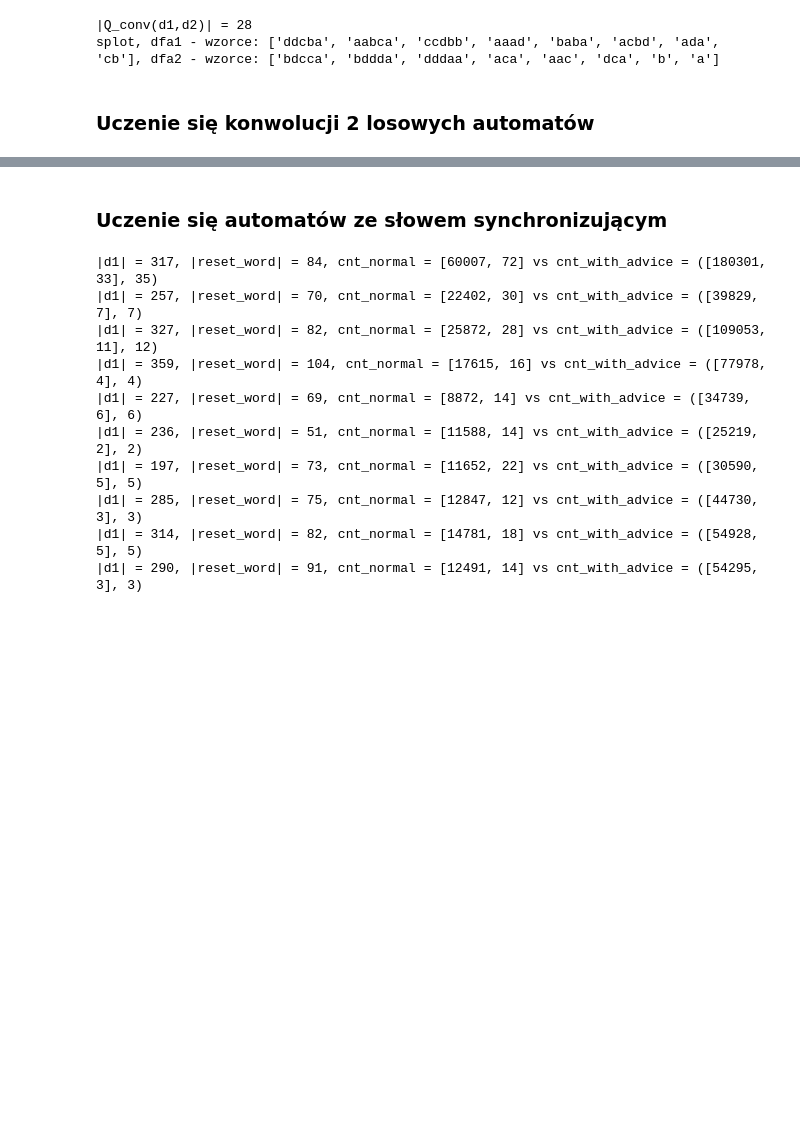
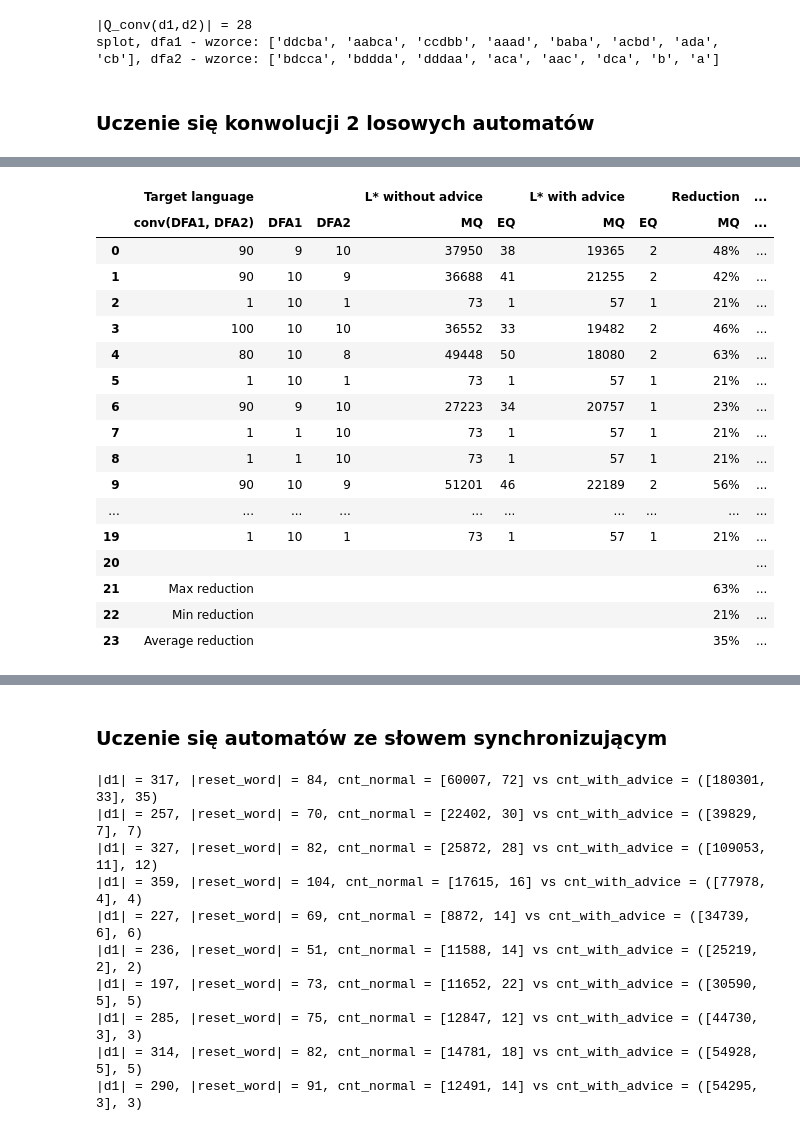
Before and after one commit to michalfica/Learning-automata-with-SRS-, a Jupyter notebook: test_algorithm/test_InferringDFA.ipynb, the cells around one changed output, grey strips where cells are left out. Cells and saved outputs as stored; diff of their text form; code cells hidden in the pictures; blank space fills up the shorter version.

Commit message:
preset results in a table

```diff
--- a/test_algorithm/test_InferringDFA.ipynb
+++ b/test_algorithm/test_InferringDFA.ipynb
@@ -269,8 +267,8 @@ class Record:
 # %%
-seeds = [101 , 73, 29, 37, 87, 97, 113, 47, 17, 227]
+seeds =  [i+1 for i in range(20)] #[101 , 73, 29, 37, 87, 97, 113, 47, 17, 227]
 
 input_signs = ['a', 'b', 'c', 'd']
-max_number_of_states = 60
+max_number_of_states = 10
 number_of_itreations = len(seeds)
 
 results = []
@@ -282,8 +280,13 @@ while i < number_of_itreations:
 
     dfa1 = DFA()
     dfa2 = DFA()
-    dfa1.create_random_dfa(Q=random.randint(max_number_of_states//2,max_number_of_states), input_signs=input_signs)
-    dfa2.create_random_dfa(Q=random.randint(max_number_of_states//2,max_number_of_states), input_signs=input_signs)
+    # dfa1.create_random_dfa(Q=random.randint(max_number_of_states//2,max_number_of_states), input_signs=input_signs)
+    # dfa2.create_random_dfa(Q=random.randint(max_number_of_states//2,max_number_of_states), input_signs=input_signs)
+
+    dfa1.create_random_dfa(Q=random.randint(max_number_of_states,max_number_of_states), input_signs=input_signs)
+    dfa2.create_random_dfa(Q=random.randint(max_number_of_states,max_number_of_states), input_signs=input_signs)
+
+
     print(f"(initially) d1_size = {dfa1.Q}, d2_size = {dfa2.Q}")
 
     d1, _, _ = run_learning_process(test_example(dfa=copy.deepcopy(dfa1)))
@@ -299,4 +302,4 @@ while i < number_of_itreations:
     print(f"(minimal) conv_dfa_size = {conv_with_advice.Q}")
     conv_normal, cnt_normal, cnt_ex_normal = run_learning_process(test=test_example(dfa=conv_with_advice), oracle=None, check_consistency=False)
 
-    results.append(Record(d1=d1.Q, d2=d2.Q, conv=conv_with_advice.Q, cnt_normal=cnt_normal, cnt_with_advice=(cnt_with_advice, len(cnt_ex_with_advice))))
+    results.append(Record(d1=d1.Q, d2=d2.Q, conv=conv_with_advice.Q, cnt_normal=cnt_normal, cnt_with_advice=(cnt_with_advice, len(cnt_ex_with_advice)+1)))
@@ -307,0 +348,66 @@ for r in results:
+# %%
+columns = [('Target language', 'conv(DFA1, DFA2)'), ('Target language', 'DFA1'), ('Target language', 'DFA2'), ('L* without advice', 'MQ'), ('L* without advice', 'EQ'), ('L* with advice', 'MQ'), ('L* with advice', 'EQ'), ('Reduction', 'MQ'), ('Reduction', 'EQ')]
+data = {
+    columns[0]: [r.conv for r in results],
+    columns[1]: [r.d1 for r in results],
+    columns[2]: [r.d2 for r in results],
+    columns[3]: [r.cnt_normal[0] for r in results],
+    columns[4]: [r.cnt_normal[1] for r in results],
+    columns[5]: [r.cnt_with_advice[0][0] for r in results],
+    columns[6]: [r.cnt_with_advice[0][1] for r in results],
+    columns[7]: [r.mq_reduction for r in results],
+    columns[8]: [r.eq_reduction for r in results]
+}
+
+columns = pd.MultiIndex.from_tuples(columns)
+df = pd.DataFrame(data, columns=columns)
+
+avg_mq_red = df[(('Reduction', 'MQ'))].mean()
+avg_eq_red = df[(('Reduction', 'EQ'))].mean()
+
+max_mq_red = df[(('Reduction', 'MQ'))].max()
+max_eq_red = df[(('Reduction', 'EQ'))].max()
+
+min_mq_red = df[(('Reduction', 'MQ'))].min()
+min_eq_red = df[(('Reduction', 'EQ'))].min()
+
+empty_row = pd.DataFrame([[""] * df.shape[1]], columns=df.columns)
+
+def set_params(row, params):
+    for k, v in params:
+        row[columns[k]] = v
+
+max_red_row = copy.deepcopy(empty_row)
+set_params(row=max_red_row, params=[(0, "Max reduction"), (-2, int(max_mq_red)), (-1, int(max_eq_red))])
+min_red_row = copy.deepcopy(empty_row)
+set_params(row=min_red_row, params=[(0, "Min reduction"), (-2, int(min_mq_red)), (-1, int(min_eq_red))])
+avg_red_row = copy.deepcopy(empty_row)
+set_params(row=avg_red_row, params=[(0, "Average reduction"), (-2, int(avg_mq_red)), (-1, int(avg_eq_red))])
+
+rows = [empty_row, max_red_row, min_red_row, avg_red_row]
+for row in rows:
+    df = pd.concat([df, row], ignore_index=True)
+
+df[('Reduction', 'MQ')] = df[('Reduction', 'MQ')].apply(lambda x: f'{x}%' if isinstance(x, int) else x)
+df[('Reduction', 'EQ')] = df[('Reduction', 'EQ')].apply(lambda x: f'{x}%' if isinstance(x, int) else x)
+
+display(df)
+# %% [output]
+|  | Target language |  |  | L* without advice |  | L* with advice |  | Reduction | ... |
+|  | conv(DFA1, DFA2) | DFA1 | DFA2 | MQ | EQ | MQ | EQ | MQ | ... |
+| 0 | 90 | 9 | 10 | 37950 | 38 | 19365 | 2 | 48% | ... |
+| 1 | 90 | 10 | 9 | 36688 | 41 | 21255 | 2 | 42% | ... |
+| 2 | 1 | 10 | 1 | 73 | 1 | 57 | 1 | 21% | ... |
+| 3 | 100 | 10 | 10 | 36552 | 33 | 19482 | 2 | 46% | ... |
+| 4 | 80 | 10 | 8 | 49448 | 50 | 18080 | 2 | 63% | ... |
+| 5 | 1 | 10 | 1 | 73 | 1 | 57 | 1 | 21% | ... |
+| 6 | 90 | 9 | 10 | 27223 | 34 | 20757 | 1 | 23% | ... |
+| 7 | 1 | 1 | 10 | 73 | 1 | 57 | 1 | 21% | ... |
+| 8 | 1 | 1 | 10 | 73 | 1 | 57 | 1 | 21% | ... |
+| 9 | 90 | 10 | 9 | 51201 | 46 | 22189 | 2 | 56% | ... |
+| ... | ... | ... | ... | ... | ... | ... | ... | ... | ... |
+| 19 | 1 | 10 | 1 | 73 | 1 | 57 | 1 | 21% | ... |
+| 20 |  |  |  |  |  |  |  |  | ... |
+| 21 | Max reduction |  |  |  |  |  |  | 63% | ... |
+| 22 | Min reduction |  |  |  |  |  |  | 21% | ... |
+| 23 | Average reduction |  |  |  |  |  |  | 35% | ... |
```
Also changed, not shown: parts of 8 cells of this notebook.
